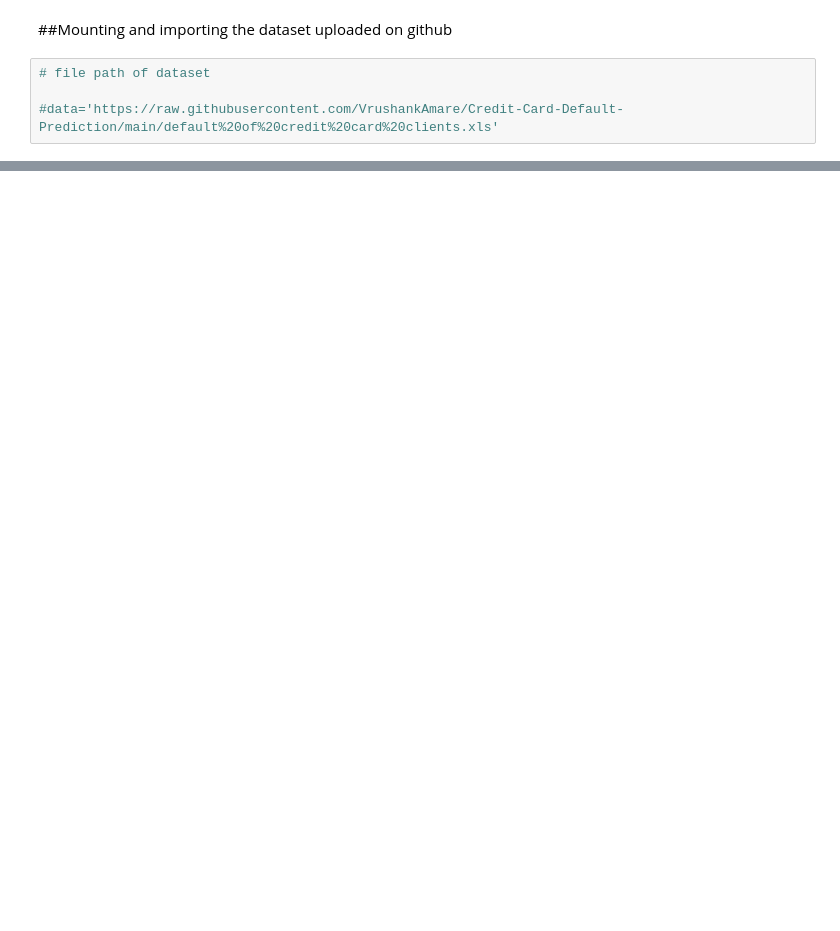
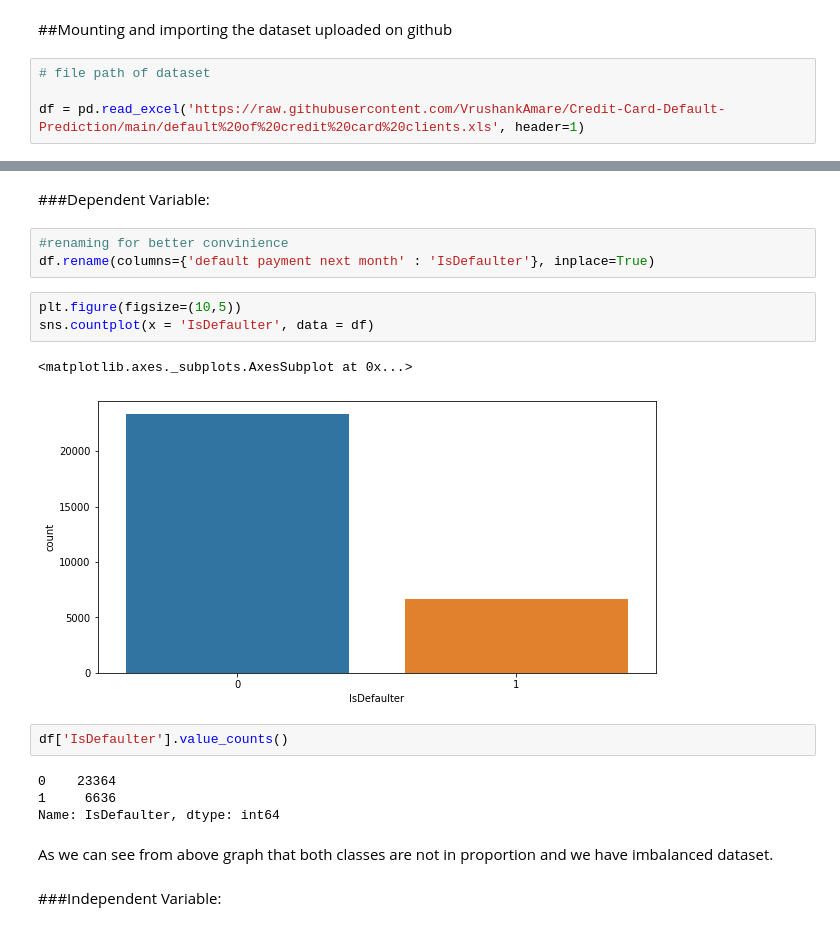
Before and after one commit to VrushankAmare/Credit-Card-Default-Prediction, a Jupyter notebook: creditcard_default_prediction_capstoneproject.ipynb, the cells around one changed output, grey strips where cells are left out. Saved outputs shown, nothing was run; the diff lists cells and outputs as text; blank space fills up the shorter version.

```diff
--- a/creditcard_default_prediction_capstoneproject.ipynb
+++ b/creditcard_default_prediction_capstoneproject.ipynb
@@ -46,4 +61,4 @@ warnings.filterwarnings('ignore')
 # %%
 # file path of dataset
 
-#data='https://raw.githubusercontent.com/VrushankAmare/Credit-Card-Default-Prediction/main/default%20of%20credit%20card%20clients.xls'
+df = pd.read_excel('https://raw.githubusercontent.com/VrushankAmare/Credit-Card-Default-Prediction/main/default%20of%20credit%20card%20clients.xls', header=1)
@@ -55,0 +134,21 @@ ImportError: ignored
+# %% [markdown]
+###Dependent Variable:
+# %%
+#renaming for better convinience
+df.rename(columns={'default payment next month' : 'IsDefaulter'}, inplace=True)
+# %%
+plt.figure(figsize=(10,5))
+sns.countplot(x = 'IsDefaulter', data = df)
+# %% [output]
+<matplotlib.axes._subplots.AxesSubplot at 0x...>
+[figure, added]
+# %%
+df['IsDefaulter'].value_counts()
+# %% [output]
+0    23364
+1     6636
+Name: IsDefaulter, dtype: int64
+# %% [markdown]
+As we can see from above graph that both classes are not in proportion and we have imbalanced dataset.
+# %% [markdown]
+###Independent Variable:
```
Also changed, not shown: parts of 57 cells of this notebook.
